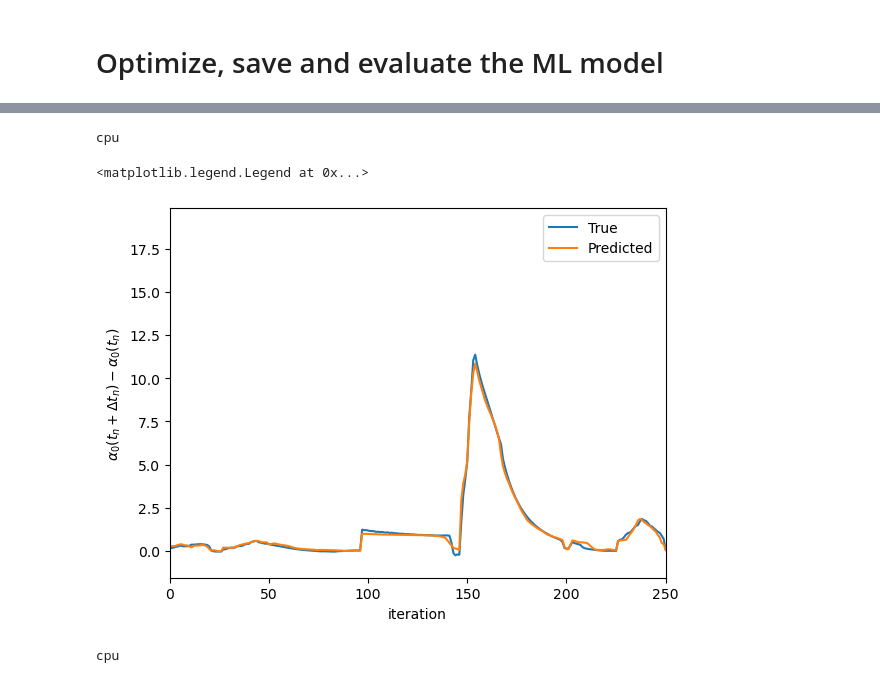
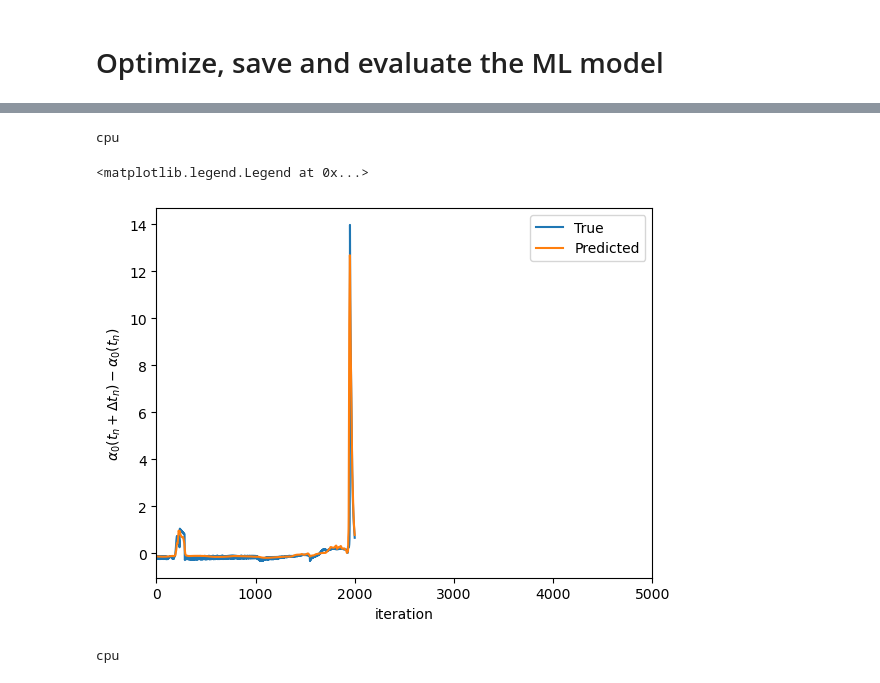
Before and after one commit to hojjatks/ROM_EnKF_earthquakecycle, a Jupyter notebook: Codes/earthquake/MLmodel_g1.ipynb, the cells around one changed output, grey strips where cells are left out. Drawn from its saved outputs; the diff is of its cells as text; code cells hidden in the pictures.

```diff
--- a/Codes/earthquake/MLmodel_g1.ipynb
+++ b/Codes/earthquake/MLmodel_g1.ipynb
@@ -71,7 +71,7 @@ X_full=np.empty((1,N_m_load*2))
 Y_full=np.empty((1,N_m_load*2))
 
 
-for number in range(1,100):
+for number in range(1,20):
     data_dir='/central/groups/astuart/hkaveh/Data/LearnROM/transfer/SampleSimulation_Tf_2D'+str(T_final_run)+"Nt="+str(cte_eq.Ntout)+"N_m"+str(N_m_load)+"coeff"+str(coeff)+"number"+str(number)+".npz"
     data_smaple=np.load(data_dir)
 
@@ -79,7 +79,7 @@ for number in range(1,100):
     theta_ox=data_smaple['array2']
     t_ox=data_smaple['array3']
     # removing data with probability p
-    xi=100
+    xi=0
     p_remove=np.tanh(xi*np.max(V_ox,axis=1))
     Nt_sample=p_remove.shape[0]
     print( "number of points in this member is:", Nt_sample)
@@ -457,20 +475,20 @@ torch.save(model.state_dict(), "/central/groups/astuart/hkaveh/Data/LearnROM/Ear
 # %%
 X_cut_tensor = torch.tensor(X_cut, dtype=torch.float32)
 device = torch.device( "cpu")
 print(device)
 model.to(device)
 index=np.linspace(1,N_cut-1,N_cut-1)
 Pred=model(X_cut_tensor)
 plt.plot(Y_cut[:,0],label='True')
 plt.plot(Pred.detach().numpy()[:,0],label='Predicted')
 plt.xlabel('iteration')
 plt.ylabel(r'$\alpha_0(t_n+\Delta t_n)-\alpha_0(t_n)$')
-plt.xlim(left=0,right=250)
+plt.xlim(left=0,right=5000)
 plt.legend()
 # %% [output]
 cpu
 <matplotlib.legend.Legend at 0x...>
-[figure, old version]
+[figure, new version]
 # %%
 X_cut_tensor = torch.tensor(X_cut, dtype=torch.float32)
 device = torch.device( "cpu")
```
Also changed, not shown: parts of 14 cells of this notebook, 1 other file.
